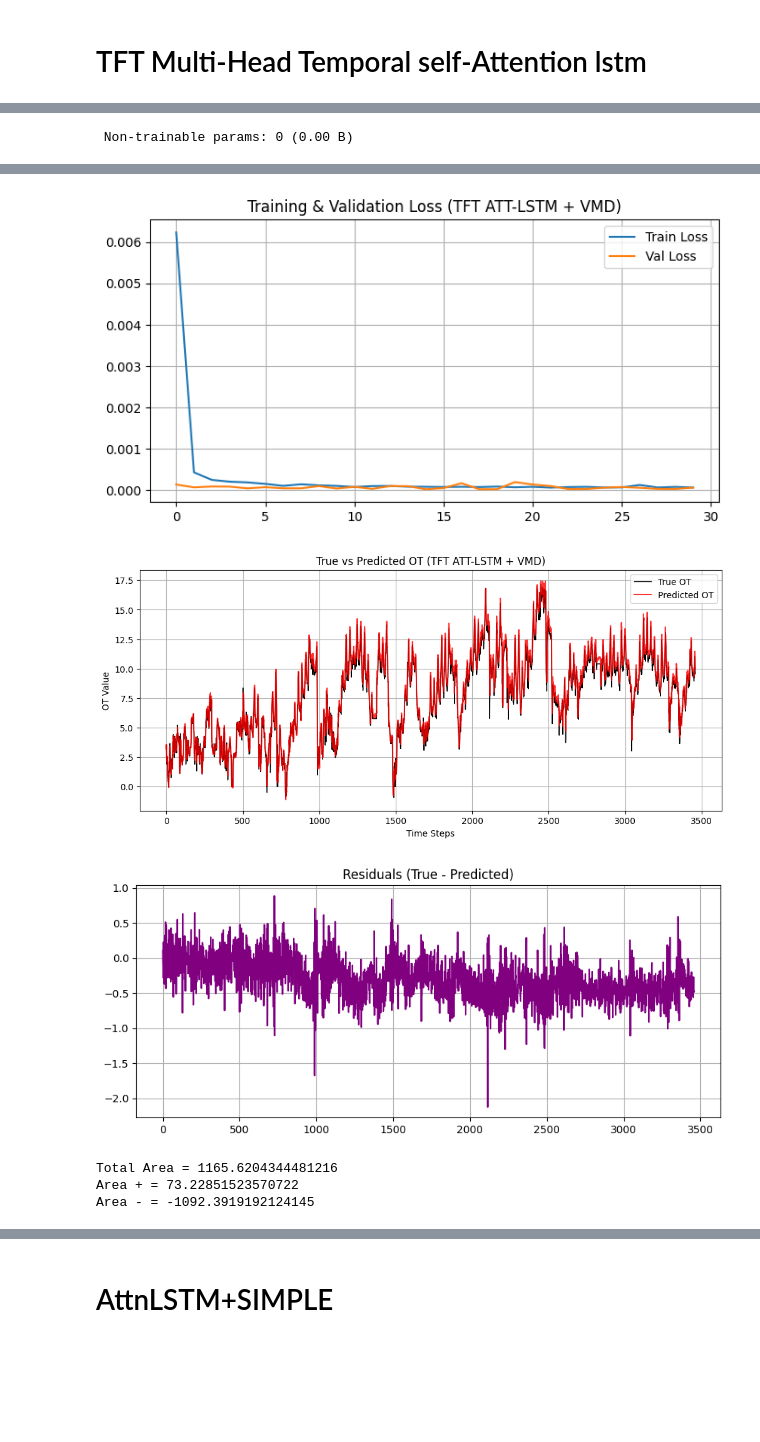
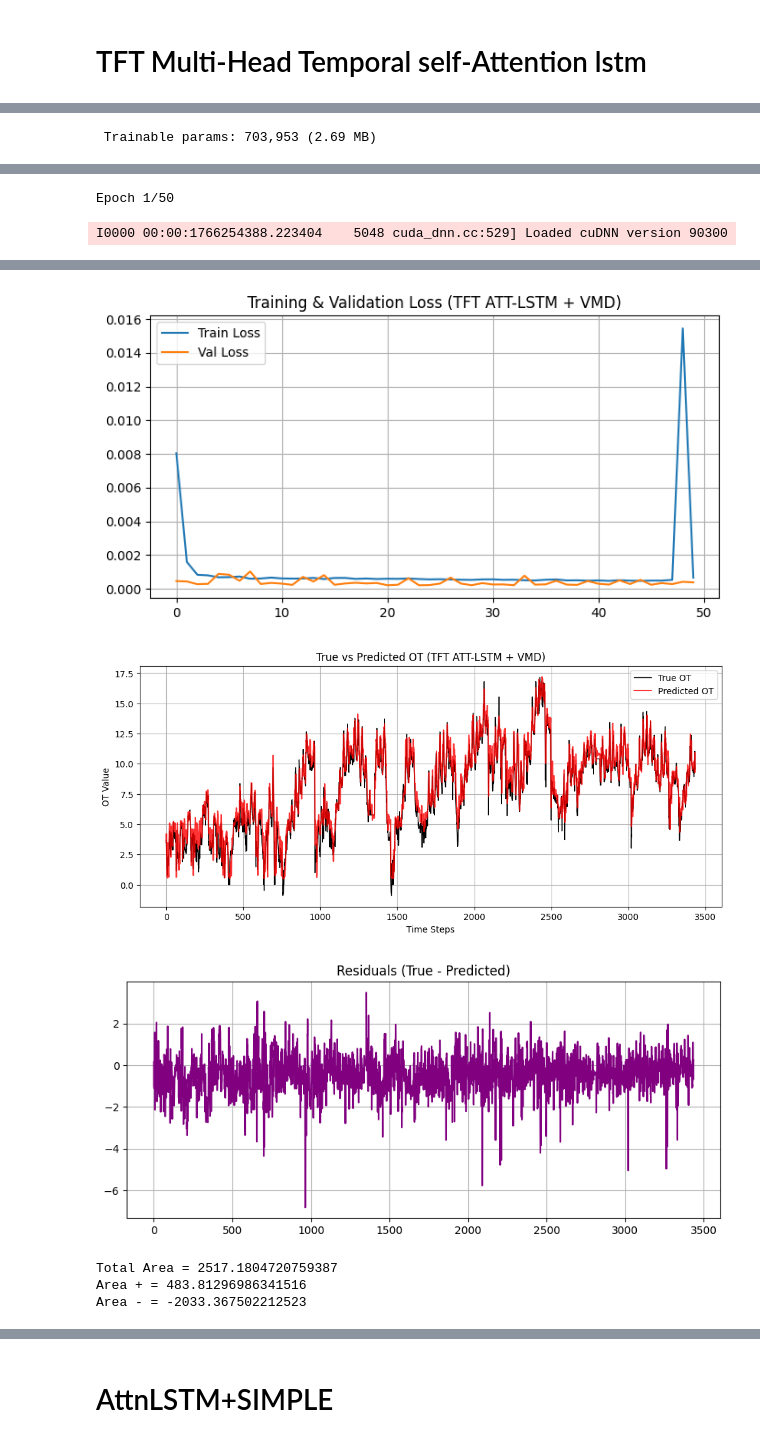
Before and after one commit to mahan100/AtLSTM_VMD, a Jupyter notebook: Train.ipynb, the cells around one changed output, grey strips where cells are left out. Saved outputs shown, nothing was run; the diff lists cells and outputs as text; code cells hidden in the pictures; blank space fills up the shorter version.

```diff
--- a/Train.ipynb
+++ b/Train.ipynb
@@ -656,10 +791,8 @@ IEEE Transactions on Signal Processing, 62(3), 531–544.
 🔗 [https://doi.org/10.1109/TSP.2013.2288675](https://doi.org/10.1109/TSP.2013.2288675)
 🔗 [https://arxiv.org/abs/1406.5858](https://arxiv.org/abs/1406.5858)
 # %%
-y_test_vmd_true,_,scaler_y,X_train_vmd, y_train_vmd, X_test_vmd, y_test_vmd,_,_,_,_= train_test(alpha_hat, tau_hat, K_hat)
-
 model_build_attlstm_model = build_attlstm_model(
-    input_shape=(SEQ_LEN, X_train_vmd.shape[2]),
+    input_shape=(SEQ_LEN, X_train_vmd_scaled.shape[2]),
     lstm1_units=132,
     lstm2_units=132,
     dense_units=64
@@ -667,15 +800,15 @@ model_build_attlstm_model = build_attlstm_model(
 model_build_attlstm_model.summary()
 
 history_attlstm_vmd = model_build_attlstm_model.fit(
-    X_train_vmd, y_train_vmd,
-    validation_data=(X_test_vmd, y_test_vmd),
+    X_train_vmd_scaled, y_train_vmd_scaled,
+    validation_data=(X_test_vmd_scaled, y_test_vmd_scaled),
     epochs=EPOCHS,
     batch_size=BATCH_SIZE,
     verbose=1
 )
 
 # Predict and inverse-transform
-y_pred_attlstm_vmd_scaled = model_build_attlstm_model.predict(X_test_vmd)
+y_pred_attlstm_vmd_scaled = model_build_attlstm_model.predict(X_test_vmd_scaled)
 y_pred_attlstm_vmd_true = scaler_y.inverse_transform(y_pred_attlstm_vmd_scaled)
 
 # =====================================================
@@ -773,10 +906,8 @@ IEEE Transactions on Signal Processing, 62(3), 531–544.
 🔗 [https://doi.org/10.1109/TSP.2013.2288675](https://doi.org/10.1109/TSP.2013.2288675)
 🔗 [https://arxiv.org/abs/1406.5858](https://arxiv.org/abs/1406.5858)
 # %%
-y_test_vmd_true,_,scaler_y,X_train_vmd, y_train_vmd, X_test_vmd, y_test_vmd,_,_,_,_= train_test(alpha_hat, tau_hat, K_hat)
-
 model_build_Tattlstm_model = build_Tattlstm_model(
-    input_shape=(SEQ_LEN, X_train_vmd.shape[2]),
+    input_shape=(SEQ_LEN, X_train_vmd_scaled.shape[2]),
     lstm1_units=132,
     lstm2_units=132,
     dense_units=64
@@ -784,15 +915,15 @@ model_build_Tattlstm_model = build_Tattlstm_model(
 model_build_Tattlstm_model.summary()
 
 history_Tattlstm_vmd = model_build_Tattlstm_model.fit(
-    X_train_vmd, y_train_vmd,
-    validation_data=(X_test_vmd, y_test_vmd),
+    X_train_vmd_scaled, y_train_vmd_scaled,
+    validation_data=(X_test_vmd_scaled, y_test_vmd_scaled),
     epochs=EPOCHS,
     batch_size=BATCH_SIZE,
     verbose=1
 )
 
 # Predict and inverse-transform
-y_pred_Tattlstm_vmd_scaled = model_build_Tattlstm_model.predict(X_test_vmd)
+y_pred_Tattlstm_vmd_scaled = model_build_Tattlstm_model.predict(X_test_vmd_scaled)
 y_pred_Tattlstm_vmd_true = scaler_y.inverse_transform(y_pred_Tattlstm_vmd_scaled)
 
 # =====================================================
@@ -872,29 +1003,27 @@ Area - = -172.84717533737413
 # %% [markdown]
 # TFT Multi-Head Temporal self-Attention lstm
 # %%
-y_test_vmd_true,_,scaler_y,X_train_vmd, y_train_vmd, X_test_vmd, y_test_vmd,_,_,_,_= train_test(alpha_hat, tau_hat, K_hat)
-
 model_build_TFTattlstm_model = build_TFTattlstm_model(
-    input_shape=(SEQ_LEN, X_train_vmd.shape[2]),
+    input_shape=(SEQ_LEN, X_train_vmd_scaled.shape[2]),
     lstm1_units=40,
-    lstm2_units=40,
+    lstm2_units=20,
     dense_units=16,
     num_heads=2,
-    model_dim=128
+    model_dim=256
 )
 
 model_build_TFTattlstm_model.summary()
 
 history_TFTattlstm_vmd = model_build_TFTattlstm_model.fit(
-    X_train_vmd, y_train_vmd,
-    validation_data=(X_test_vmd, y_test_vmd),
+    X_train_vmd_scaled, y_train_vmd_scaled,
+    validation_data=(X_test_vmd_scaled, y_test_vmd_scaled),
     epochs=EPOCHS,
     batch_size=BATCH_SIZE,
     verbose=1
 )
 
 # Predict and inverse-transform
-y_pred_TFTattlstm_vmd_scaled = model_build_TFTattlstm_model.predict(X_test_vmd)
+y_pred_TFTattlstm_vmd_scaled = model_build_TFTattlstm_model.predict(X_test_vmd_scaled)
 # Flatten to 2D: (num_samples*time_steps, 1)
 y_pred_flat = y_pred_TFTattlstm_vmd_scaled.reshape(-1, 1)
 # Inverse transform
@@ -956 +1085 @@ Model: "functional_11"
- Non-trainable params: 0 (0.00 B)
+ Trainable params: 703,953 (2.69 MB)
@@ -973,0 +1087,2 @@ Epoch 30/30
+Epoch 1/50
+I0000 00:00:1766254388.223404    5048 cuda_dnn.cc:529] Loaded cuDNN version 90300
@@ -974,7 +1106,7 @@ Epoch 30/30
-[figure, old version]
+[figure, new version]
-[figure, old version]
+[figure, new version]
-[figure, old version]
+[figure, new version]
-Total Area = 1165.6204344481216
-Area + = 73.22851523570722
-Area - = -1092.3919192124145
+Total Area = 2517.1804720759387
+Area + = 483.81296986341516
+Area - = -2033.367502212523
 # %%
```
Also changed, not shown: parts of 16 cells of this notebook, 3 other files.
